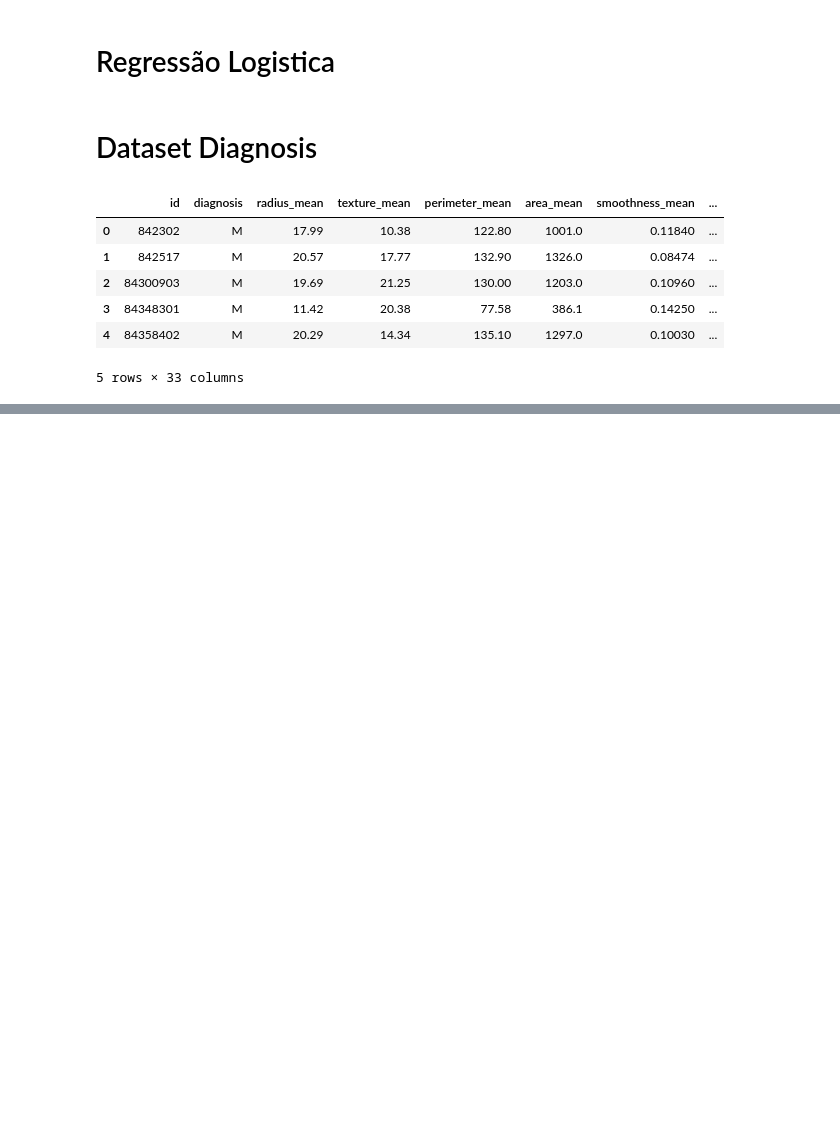
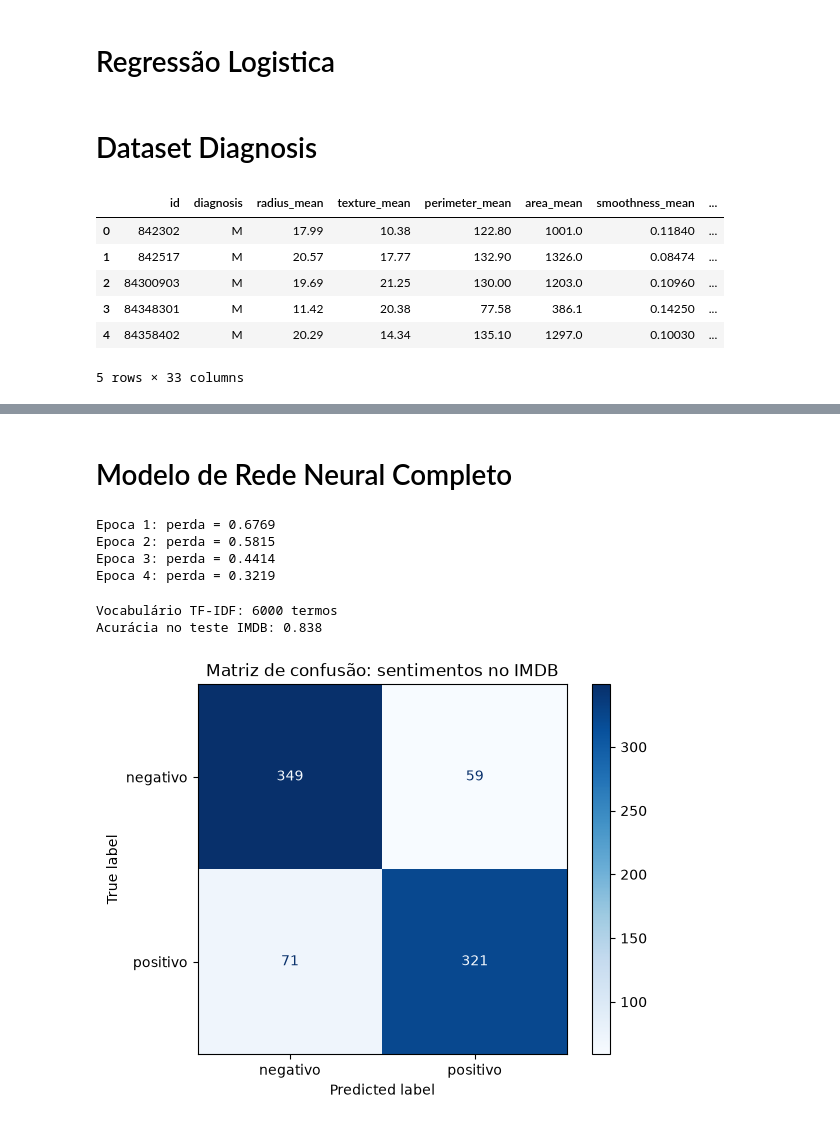
Before and after one commit to GuilhermeHigino05/DataScience-INFOESTE2026, a Jupyter notebook: aulas/aula02_final.ipynb, the cells around one changed output, grey strips where cells are left out. Cells and saved outputs as stored; diff of their text form; code cells hidden in the pictures; blank space fills up the shorter version.

```diff
--- a/aulas/aula02/aula02_final.ipynb
+++ b/aulas/aula02_final.ipynb
@@ -605,0 +1300,2 @@ import matplotlib.pyplot as plt
+# %% [markdown]
+# Modelo de Rede Neural Completo
@@ -605,0 +1329,50 @@ import matplotlib.pyplot as plt
+# %%
+# Instancia a rede
+modelo_imdb = nn.Sequential(
+    nn.Linear(x_treino.shape[1], 64),
+    nn.ReLU(),
+    nn.Dropout(0.2),
+    nn.Linear(64, 1),
+)
+
+perda_imdb = nn.BCEWithLogitsLoss()
+otimizador_imdb = torch.optim.Adam(modelo_imdb.parameters(), lr=0.001)
+historico_imdb = []
+# %%
+# Treinar o modelo
+for epoca in range(4):
+    modelo_imdb.train()
+    soma_perdas = 0.0
+    for lote_x, lote_y in loader_imdb:
+        otimizador_imdb.zero_grad()
+        logits = modelo_imdb(lote_x)
+        perda = perda_imdb(logits, lote_y)
+        perda.backward()
+        otimizador_imdb.step()
+        soma_perdas += perda.item() * len(lote_x)
+    perda_media = soma_perdas / len(loader_imdb.dataset)
+    historico_imdb.append(perda_media)
+    print(f"Epoca {epoca + 1}: perda = {perda_media:.4f}")
+# %% [output]
+Epoca 1: perda = 0.6769
+Epoca 2: perda = 0.5815
+Epoca 3: perda = 0.4414
+Epoca 4: perda = 0.3219
+# %%
+modelo_imdb.eval()
+with torch.no_grad():
+    probabilidades_imdb = torch.sigmoid(modelo_imdb(x_teste)).squeeze(1).numpy()
+previsoes_imdb = (probabilidades_imdb >= 0.5).astype(int)
+rótulos_imdb = y_teste.squeeze(1).numpy().astype(int)
+acuracia_imdb = accuracy_score(rótulos_imdb, previsoes_imdb)
+matriz_imdb = confusion_matrix(rótulos_imdb, previsoes_imdb)
+
+print(f"Vocabulário TF-IDF: {len(vetorizador.vocabulary_)} termos")
+print(f"Acurácia no teste IMDB: {acuracia_imdb:.3f}")
+ConfusionMatrixDisplay(matriz_imdb, display_labels=["negativo", "positivo"]).plot(cmap="Blues")
+plt.title("Matriz de confusão: sentimentos no IMDB")
+plt.show()
+# %% [output]
+Vocabulário TF-IDF: 6000 termos
+Acurácia no teste IMDB: 0.838
+[figure, added]
```
Also changed, not shown: parts of 69 cells of this notebook, 17 other files.
